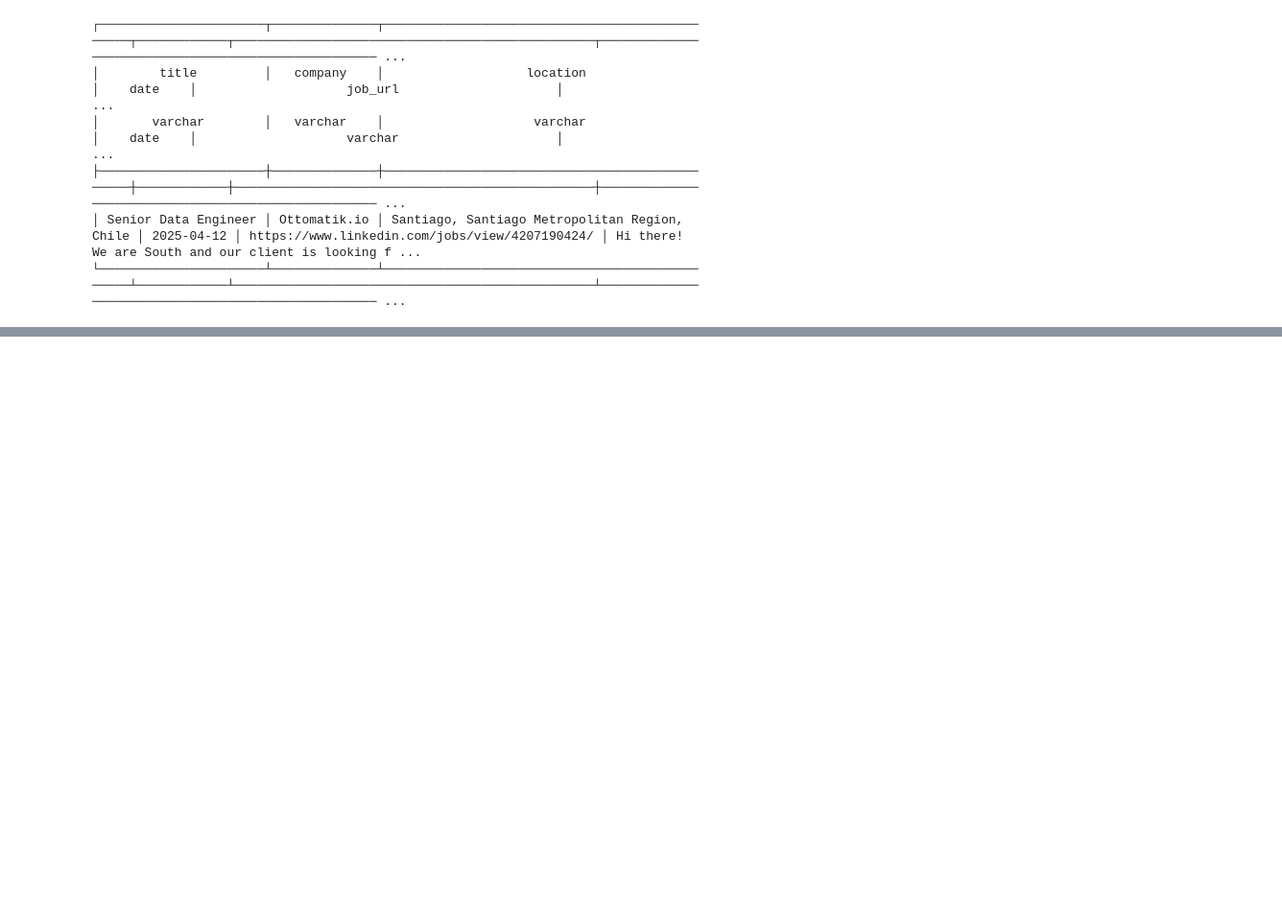
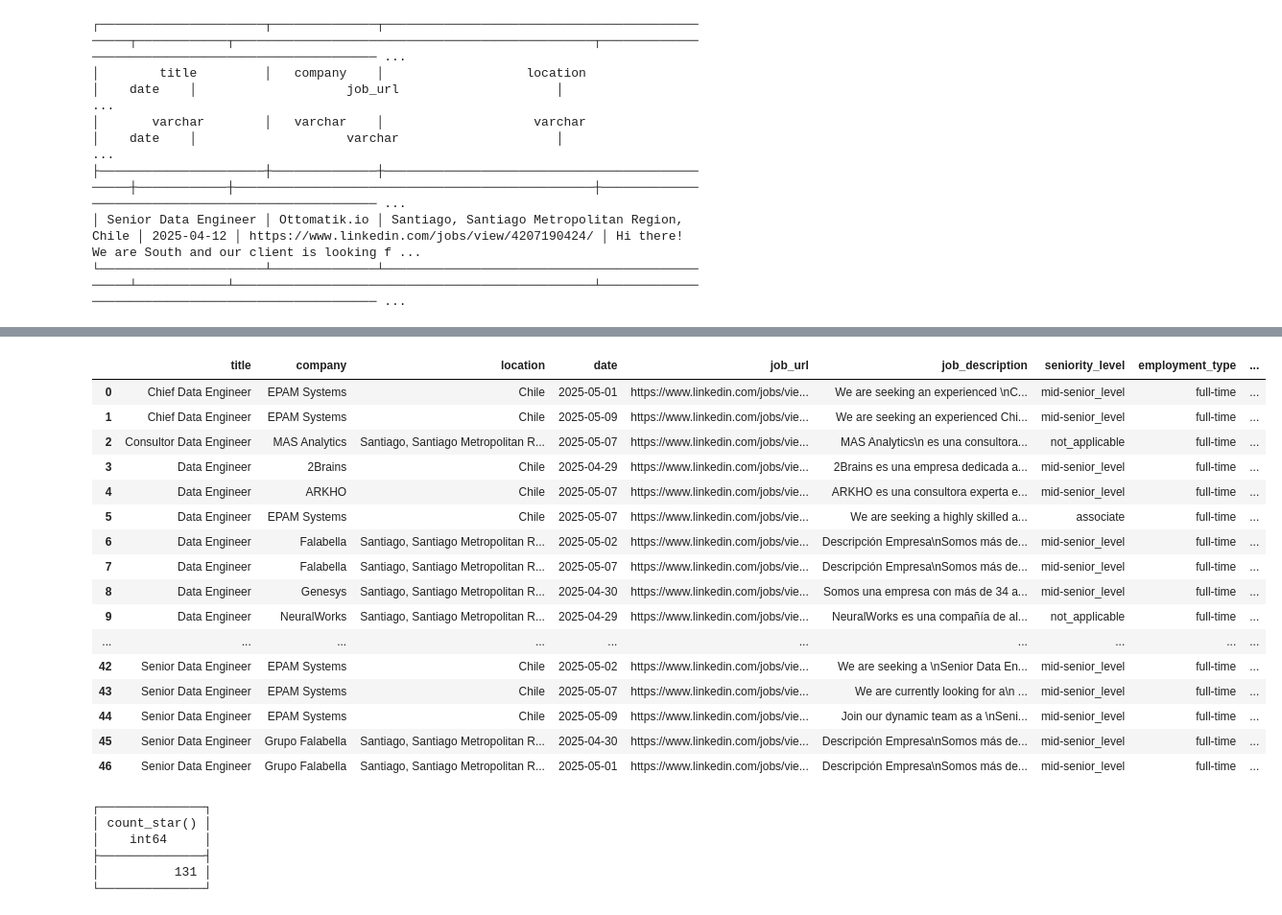
Before and after one commit to sebakjal/jobmarket_analyisis, a Jupyter notebook: db_manipulation.ipynb, the cells around one changed output, grey strips where cells are left out. Shown: that part at 96% size. Saved outputs shown, nothing was run; the diff lists cells and outputs as text; code cells hidden in the pictures; blank space fills up the shorter version.

```diff
--- a/db_manipulation.ipynb
+++ b/db_manipulation.ipynb
@@ -191,0 +153,27 @@ con.close()
+# %%
+con2.sql("""
+        SELECT t1.*, t2.*
+        FROM base_table t1
+        JOIN genai_table t2
+        ON t1.job_url = t2.job_url
+        QUALIFY ROW_NUMBER() OVER (PARTITION BY t1.title, t1.company, t1.date ORDER BY t1.date DESC) = 1
+        ORDER BY t1.title, t1.company, t1.date
+        """).fetchdf()
+# %% [output]
+|  | title | company | location | date | job_url | job_description | seniority_level | employment_type | ... |
+| 0 | Chief Data Engineer | EPAM Systems | Chile | 2025-05-01 | https://www.linkedin.com/jobs/vie... | We are seeking an experienced \nC... | mid-senior_level | full-time | ... |
+| 1 | Chief Data Engineer | EPAM Systems | Chile | 2025-05-09 | https://www.linkedin.com/jobs/vie... | We are seeking an experienced Chi... | mid-senior_level | full-time | ... |
+| 2 | Consultor Data Engineer | MAS Analytics | Santiago, Santiago Metropolitan R... | 2025-05-07 | https://www.linkedin.com/jobs/vie... | MAS Analytics\n es una consultora... | not_applicable | full-time | ... |
+| 3 | Data Engineer | 2Brains | Chile | 2025-04-29 | https://www.linkedin.com/jobs/vie... | 2Brains es una empresa dedicada a... | mid-senior_level | full-time | ... |
+| 4 | Data Engineer | ARKHO | Chile | 2025-05-07 | https://www.linkedin.com/jobs/vie... | ARKHO es una consultora experta e... | mid-senior_level | full-time | ... |
+| 5 | Data Engineer | EPAM Systems | Chile | 2025-05-07 | https://www.linkedin.com/jobs/vie... | We are seeking a highly skilled a... | associate | full-time | ... |
+| 6 | Data Engineer | Falabella | Santiago, Santiago Metropolitan R... | 2025-05-02 | https://www.linkedin.com/jobs/vie... | Descripción Empresa\nSomos más de... | mid-senior_level | full-time | ... |
+| 7 | Data Engineer | Falabella | Santiago, Santiago Metropolitan R... | 2025-05-07 | https://www.linkedin.com/jobs/vie... | Descripción Empresa\nSomos más de... | mid-senior_level | full-time | ... |
+| 8 | Data Engineer | Genesys | Santiago, Santiago Metropolitan R... | 2025-04-30 | https://www.linkedin.com/jobs/vie... | Somos una empresa con más de 34 a... | mid-senior_level | full-time | ... |
+| 9 | Data Engineer | NeuralWorks | Santiago, Santiago Metropolitan R... | 2025-04-29 | https://www.linkedin.com/jobs/vie... | NeuralWorks es una compañía de al... | not_applicable | full-time | ... |
+| ... | ... | ... | ... | ... | ... | ... | ... | ... | ... |
+| 42 | Senior Data Engineer | EPAM Systems | Chile | 2025-05-02 | https://www.linkedin.com/jobs/vie... | We are seeking a \nSenior Data En... | mid-senior_level | full-time | ... |
+| 43 | Senior Data Engineer | EPAM Systems | Chile | 2025-05-07 | https://www.linkedin.com/jobs/vie... | We are currently looking for a\n ... | mid-senior_level | full-time | ... |
+| 44 | Senior Data Engineer | EPAM Systems | Chile | 2025-05-09 | https://www.linkedin.com/jobs/vie... | Join our dynamic team as a \nSeni... | mid-senior_level | full-time | ... |
+| 45 | Senior Data Engineer | Grupo Falabella | Santiago, Santiago Metropolitan R... | 2025-04-30 | https://www.linkedin.com/jobs/vie... | Descripción Empresa\nSomos más de... | mid-senior_level | full-time | ... |
+| 46 | Senior Data Engineer | Grupo Falabella | Santiago, Santiago Metropolitan R... | 2025-05-01 | https://www.linkedin.com/jobs/vie... | Descripción Empresa\nSomos más de... | mid-senior_level | full-time | ... |
@@ -191,0 +188,9 @@ con.close()
+# %%
+con.sql("""SELECT COUNT(*) FROM genai_table""")
+# %% [output]
+┌──────────────┐
+│ count_star() │
+│    int64     │
+├──────────────┤
+│          131 │
+└──────────────┘
```
Also changed, not shown: parts of 13 cells of this notebook, 10 other files.
